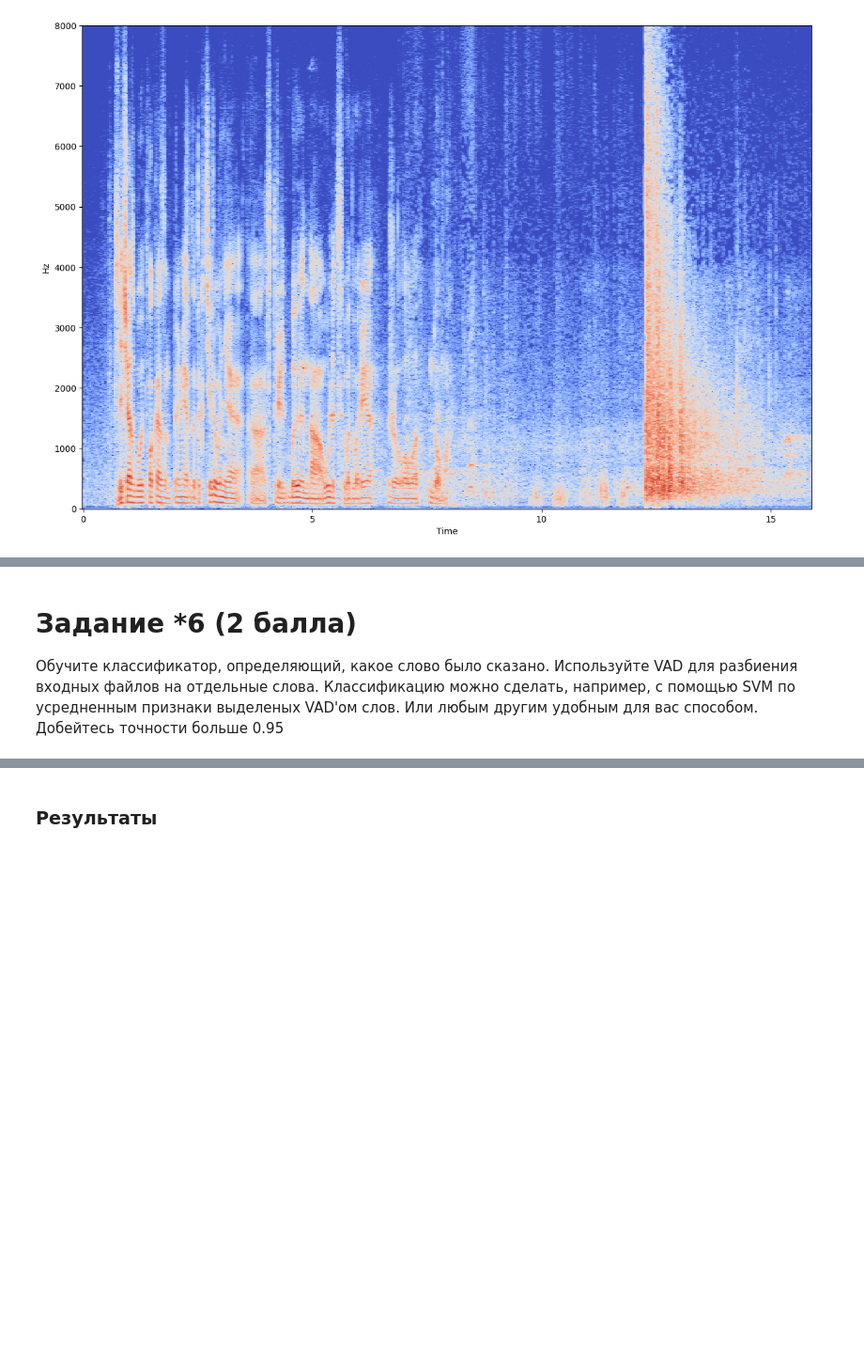
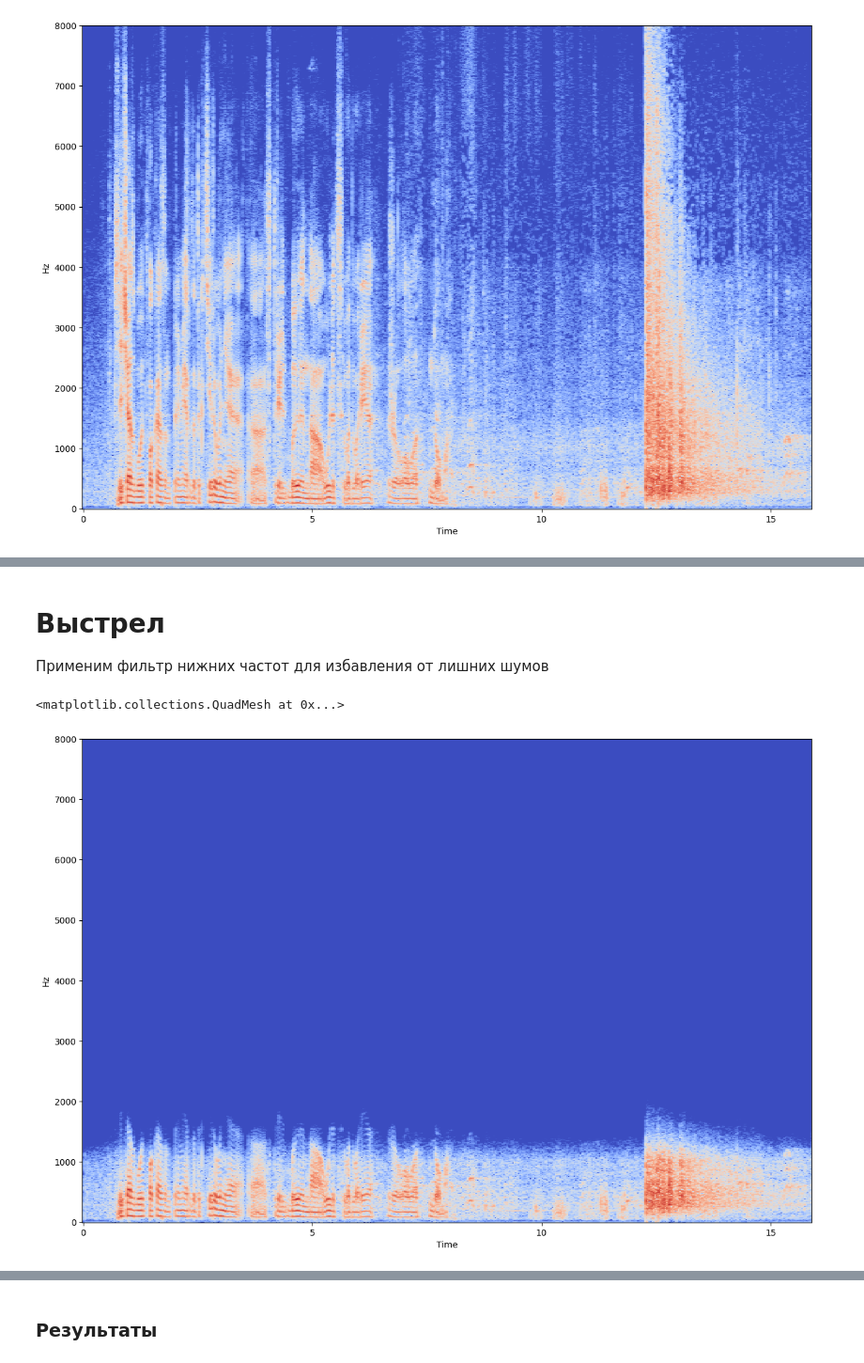
Before and after one commit to Geloger37/AcousticEventAnalysis, a Jupyter notebook: 2/lab2.ipynb, the cells around one changed output, grey strips where cells are left out. Shown at 94% size. Cells and saved outputs as stored; diff of their text form; code cells hidden in the pictures; blank space fills up the shorter version.

```diff
--- a/2/lab2.ipynb
+++ b/2/lab2.ipynb
@@ -165,3 +53,0 @@ VAD ok!
-# %% [markdown]
-# Задание *6 (2 балла)
-Обучите классификатор, определяющий, какое слово было сказано. Используйте VAD для разбиения входных файлов на отдельные слова. Классификацию можно сделать, например, с помощью SVM по усредненным признаки выделеных VAD'ом слов. Или любым другим удобным для вас способом. Добейтесь точности больше 0.95
@@ -197,0 +54,14 @@ x_test_reduce = reducer.transform(x_test)
+# %% [markdown]
+# Выстрел
+Применим фильтр нижних частот для избавления от лишних шумов
+# %%
+filter = scipy.signal.butter(10, 1000, btype='lowpass', fs=sr, output='sos')
+filtered_signal = scipy.signal.sosfilt(filter, wav)
+# %%
+stft = librosa.stft(filtered_signal)
+stft_db = librosa.amplitude_to_db(abs(stft))
+plt.figure(figsize=(15,10))
+librosa.display.specshow(stft_db, sr=sr, x_axis='time', y_axis='hz')
+# %% [output]
+<matplotlib.collections.QuadMesh at 0x...>
+[figure, added]
```
Also changed, not shown: parts of 23 cells of this notebook.
